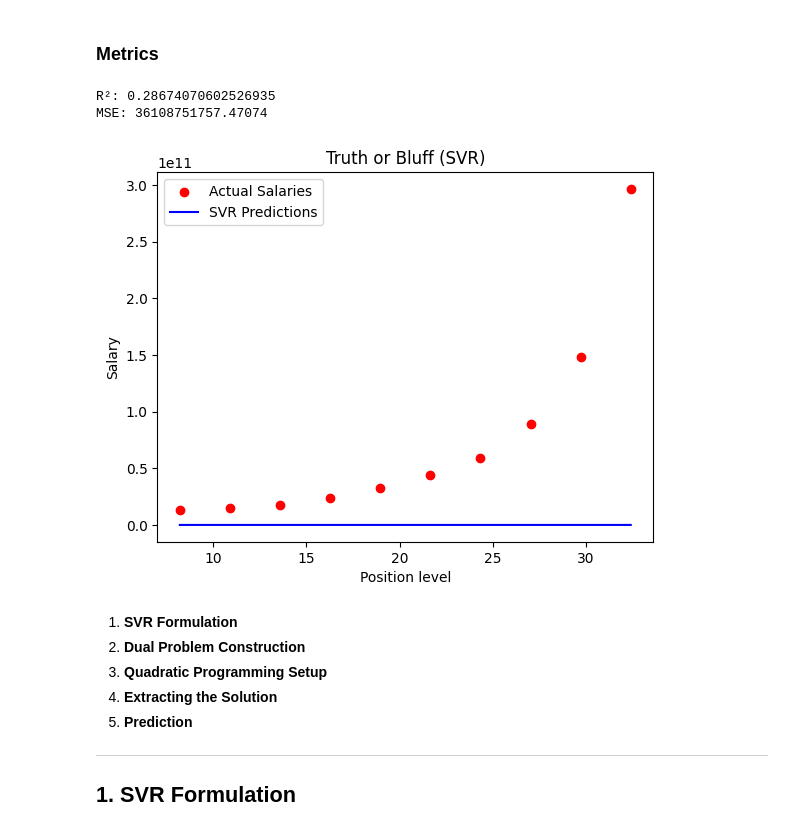
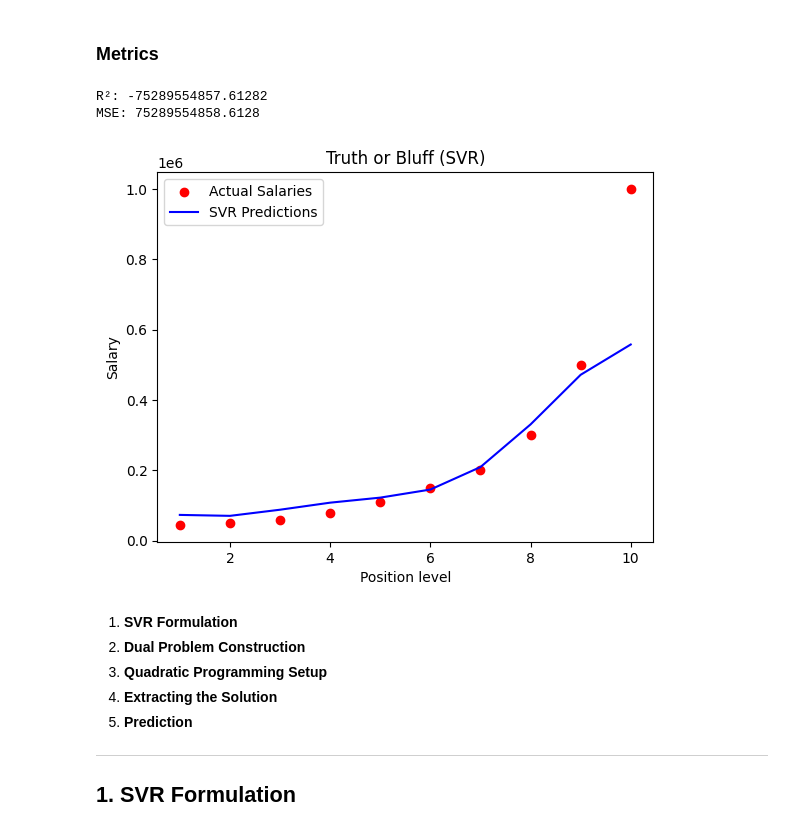
Before and after one commit to prashantiyaramareddy/AI-ML-Learnings, a Jupyter notebook: MachineLearning/SupportVectorRegression_sklearn.ipynb, the cells around one changed output. Saved outputs shown, nothing was run; the diff lists cells and outputs as text; code cells hidden in the pictures.

Commit message:
updated the code by removing train and test split

```diff
--- a/MachineLearning/SupportVectorRegression_sklearn.ipynb
+++ b/MachineLearning/SupportVectorRegression_sklearn.ipynb
@@ -101,8 +101,6 @@ from sklearn.metrics import r2_score, mean_squared_error
 # %%
 data = pd.read_csv('Position_Salaries.csv')
 
-X = data.iloc[:, :-1].values
+X = data.iloc[:, 1:-1].values
 y = data.iloc[:,-1].values
-ct  = ColumnTransformer([('encoder', OneHotEncoder(sparse_output=False), [0])], remainder='passthrough')
-X = np.array(ct.fit_transform(X), dtype=float)
 y = y.reshape(len(y), 1)
@@ -124,7 +134,6 @@ print(X_train)
 ### Apply standard scalar
 sc_X = StandardScaler()
 sc_y = StandardScaler()
-X_train = sc_X.fit_transform(X_train)
-X_test = sc_X.transform(X_test)
-y_train = sc_y.fit_transform(y_train)
+X= sc_X.fit_transform(X)
+y = sc_y.fit_transform(y)
 # %%
@@ -157,10 +166,10 @@ print(X_test)
 ### Fit SVR model
 # %%
 svr_model = SVR(kernel='rbf')
-svr_model.fit(X_train, y_train.ravel())
+svr_model.fit(X, y)
 # %% [output]
 SVR()
 # %%
 # Predict on the test set
-y_pred = svr_model.predict(X_test)
+y_pred = svr_model.predict(X)
 y_pred = sc_y.inverse_transform(y_pred.reshape(-1, 1))
@@ -167,38 +189,33 @@ y_pred = sc_y.inverse_transform(y_pred.reshape(-1, 1))
 # %% [markdown]
 ### Metrics
 # %%
-r2 = r2_score(y_test, y_pred)
-mse = mean_squared_error(y_test, y_pred)
+r2 = r2_score(y, y_pred)
+mse = mean_squared_error(y, y_pred)
 print("R²:", r2)
 print("MSE:", mse)
 # %% [output]
-R²: 0.28674070602526935
-MSE: 36108751757.47074
+R²: -75289554857.61282
+MSE: 75289554858.6128
 # %%
 # Plot Predicted vs Actual
 # %%
 # 1. Prepare X-axis data (Position Level)
 # The 'Level' column is the last one in the X array after OneHotEncoding.
 X_level_for_plot = sc_X.inverse_transform(X)[:, -1]
 
 # 2. Prepare Y-axis data (Actual Salary)
 y_actual_for_plot = sc_y.inverse_transform(y).flatten()
 
-# 3. Prepare Y-axis data (Predicted Salary) for plotting the line
-X_scaled_full = sc_X.transform(X) # Scale the entire X dataset for prediction
-y_pred_scaled_full = svr_model.predict(X_scaled_full) # Predict on scaled data
-y_predicted_for_plot = sc_y.inverse_transform(y_pred_scaled_full.reshape(-1, 1)).flatten() # Inverse transform and flatten
-
 # Now plot
 plt.scatter(X_level_for_plot, y_actual_for_plot, color = 'red', label='Actual Salaries')
-plt.plot(X_level_for_plot, y_predicted_for_plot, color = 'blue', label='SVR Predictions')
+plt.plot(X_level_for_plot, y_pred, color = 'blue', label='SVR Predictions')
 plt.title('Truth or Bluff (SVR)')
 plt.xlabel('Position level')
 plt.ylabel('Salary')
 plt.legend()
 plt.show()
 # %% [output]
-[figure, old version]
+[figure, new version]
 # %% [markdown]
 
 1. **SVR Formulation**
```
Also changed, not shown: parts of 6 cells of this notebook.
